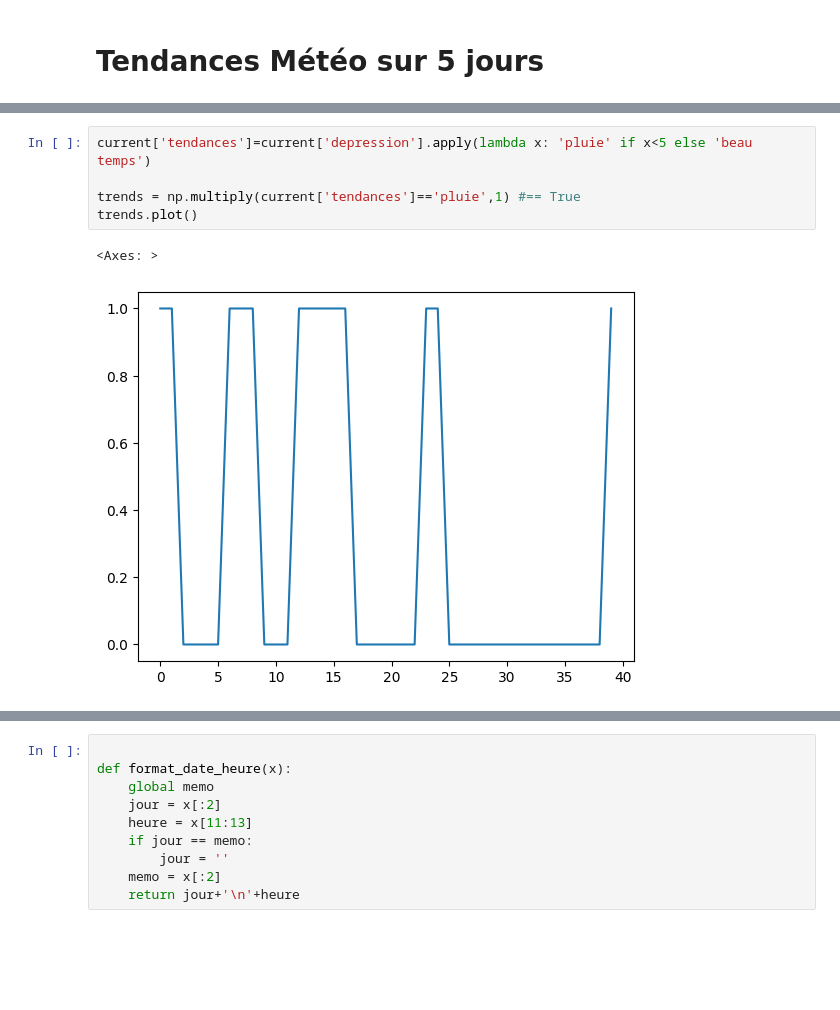
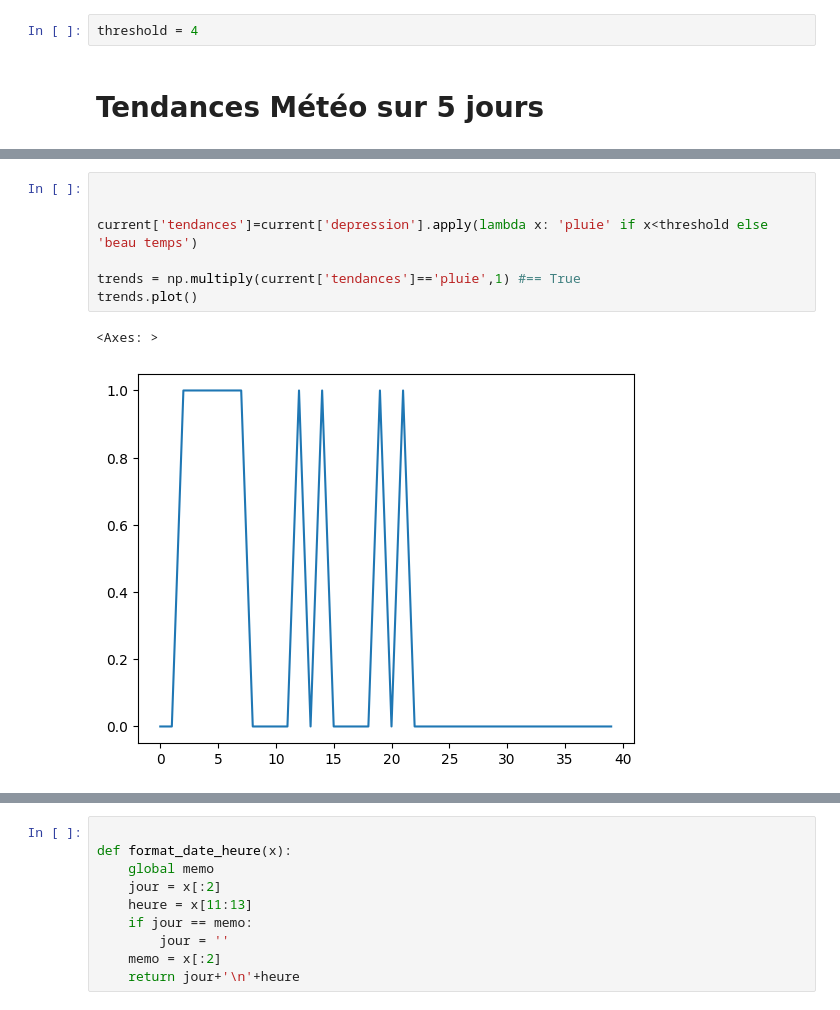
Before and after one commit to jdavid54/jupyter_notebooks2, a Jupyter notebook: 5_days_meteo.ipynb, the cells around one changed output, grey strips where cells are left out. Saved outputs shown, nothing was run; the diff lists cells and outputs as text; blank space fills up the shorter version.

```diff
--- a/5_days_meteo.ipynb
+++ b/5_days_meteo.ipynb
@@ -587,3 +587,5 @@ print(end - start)
+# %%
+threshold = 4
 # %% [markdown]
 # Tendances Météo sur 5 jours
 # %%
@@ -674,8 +678,10 @@ plt.show()
 # %%
-current['tendances']=current['depression'].apply(lambda x: 'pluie' if x<5 else 'beau temps')
+
+
+current['tendances']=current['depression'].apply(lambda x: 'pluie' if x<threshold else 'beau temps')
 
 trends = np.multiply(current['tendances']=='pluie',1) #== True
 trends.plot()
 # %% [output]
 <Axes: >
-[figure, old version]
+[figure, new version]
```
Also changed, not shown: parts of 47 cells of this notebook, 13 other files.
